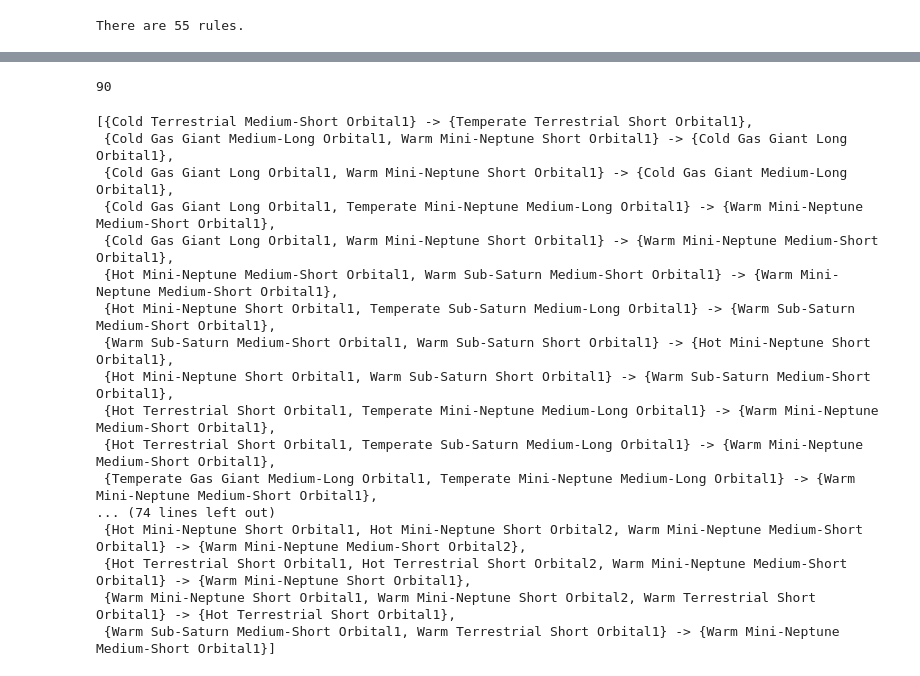
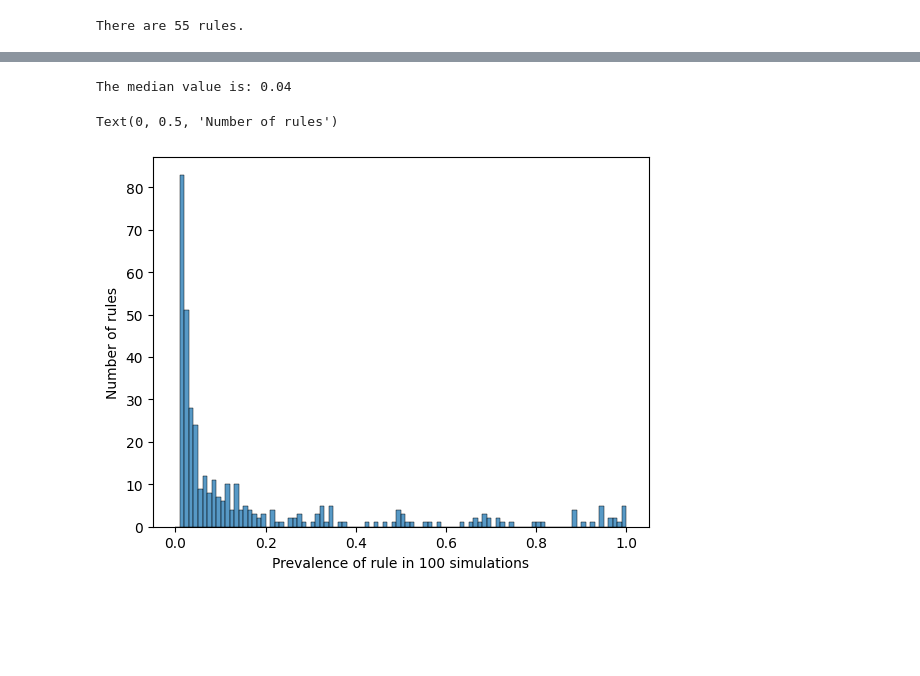
Before and after one commit to PrabhuLab/PIE, a Jupyter notebook: PyAA/Code/RuleAnalysis.ipynb, the cells around one changed output, grey strips where cells are left out. Drawn from its saved outputs; the diff is of its cells as text; code cells hidden in the pictures; blank space fills up the shorter version.

Commit message:
worked on the significance of rules in RuleAnalysis using standard deviations

```diff
--- a/PyAA/Code/RuleAnalysis.ipynb
+++ b/PyAA/Code/RuleAnalysis.ipynb
@@ -12,10 +12,8 @@ from statistics import median
 # %%
 pd.set_option('display.max_rows', None)
 pd.set_option('display.max_columns', None)
-datas = pd.read_csv('PSCompPars_2025.06.12_09.54.16.csv', comment='#', low_memory=False)
-data = pd.DataFrame(data=datas)
-origdata = data.copy(deep = True)
+datas = pd.read_csv('NASACompositeDataset06122025.csv', comment='#', low_memory=False)
 #These two were labeled incorrectly on the dataframe
-data.replace({ 'st_spectype': {'m3 V':'M V'} }, inplace = True)
-data.replace({ 'st_spectype': {'sdBV':'B V'} }, inplace = True)
+datas.replace({ 'st_spectype': {'m3 V':'M V'} }, inplace = True)
+datas.replace({ 'st_spectype': {'sdBV':'B V'} }, inplace = True)
 # %%
@@ -430,34 +384,38 @@ Text(0.5, 0, 'rule percent success per transactionset')
+# %%
+print("The median value is:", statistics.median(sample_data))
+plot = sns.histplot(sample_data,bins=univnum,binrange=(0,1))
+plot.set_xlabel('Prevalence of rule in 100 simulations')
+plot.set_ylabel('Number of rules')
+# %% [output]
+The median value is: 0.04
+Text(0, 0.5, 'Number of rules')
+[figure, added]
 # %%
+#DO NOT USE. THIS IS FOR A T-TEST. IT DOES NOT WORK.
+
+'''# number of rules that pass the t-test
 count = 0
+
+#name of rules that pass the test
 listnew = []
+
 for rule in ruledict:
     pop_mean_hypothesized = ruledict[rule]
+
+    #This is testing whether the rule (pop_mean_hypothesized) appears significantly more than the other rules (sample_data).
     t_statistic, p_value_two_sided = stats.ttest_1samp(sample_data, pop_mean_hypothesized)
+
     if(t_statistic<0):
         pvalue = p_value_two_sided/2
+
     else:
         pvalue = 1-(p_value_two_sided/2)
+
     if(pvalue<=.05):
+        #If it is significantly greater, then it passes
         count+=1
         listnew.append(rule)
 print(count)
-listnew
+listnew'''
+
+#DO NOT USE. THIS IS FOR A T-TEST. Independence???
-# %% [output]
-90
-[{Cold Terrestrial Medium-Short Orbital1} -> {Temperate Terrestrial Short Orbital1},
- {Cold Gas Giant Medium-Long Orbital1, Warm Mini-Neptune Short Orbital1} -> {Cold Gas Giant Long Orbital1},
- {Cold Gas Giant Long Orbital1, Warm Mini-Neptune Short Orbital1} -> {Cold Gas Giant Medium-Long Orbital1},
- {Cold Gas Giant Long Orbital1, Temperate Mini-Neptune Medium-Long Orbital1} -> {Warm Mini-Neptune Medium-Short Orbital1},
- {Cold Gas Giant Long Orbital1, Warm Mini-Neptune Short Orbital1} -> {Warm Mini-Neptune Medium-Short Orbital1},
- {Hot Mini-Neptune Medium-Short Orbital1, Warm Sub-Saturn Medium-Short Orbital1} -> {Warm Mini-Neptune Medium-Short Orbital1},
- {Hot Mini-Neptune Short Orbital1, Temperate Sub-Saturn Medium-Long Orbital1} -> {Warm Sub-Saturn Medium-Short Orbital1},
- {Warm Sub-Saturn Medium-Short Orbital1, Warm Sub-Saturn Short Orbital1} -> {Hot Mini-Neptune Short Orbital1},
- {Hot Mini-Neptune Short Orbital1, Warm Sub-Saturn Short Orbital1} -> {Warm Sub-Saturn Medium-Short Orbital1},
- {Hot Terrestrial Short Orbital1, Temperate Mini-Neptune Medium-Long Orbital1} -> {Warm Mini-Neptune Medium-Short Orbital1},
- {Hot Terrestrial Short Orbital1, Temperate Sub-Saturn Medium-Long Orbital1} -> {Warm Mini-Neptune Medium-Short Orbital1},
- {Temperate Gas Giant Medium-Long Orbital1, Temperate Mini-Neptune Medium-Long Orbital1} -> {Warm Mini-Neptune Medium-Short Orbital1},
-... (74 lines left out)
- {Hot Mini-Neptune Short Orbital1, Hot Mini-Neptune Short Orbital2, Warm Mini-Neptune Medium-Short Orbital1} -> {Warm Mini-Neptune Medium-Short Orbital2},
- {Hot Terrestrial Short Orbital1, Hot Terrestrial Short Orbital2, Warm Mini-Neptune Medium-Short Orbital1} -> {Warm Mini-Neptune Short Orbital1},
- {Warm Mini-Neptune Short Orbital1, Warm Mini-Neptune Short Orbital2, Warm Terrestrial Short Orbital1} -> {Hot Terrestrial Short Orbital1},
- {Warm Sub-Saturn Medium-Short Orbital1, Warm Terrestrial Short Orbital1} -> {Warm Mini-Neptune Medium-Short Orbital1}]
```
Also changed, not shown: parts of 10 cells of this notebook, 2 other files.
